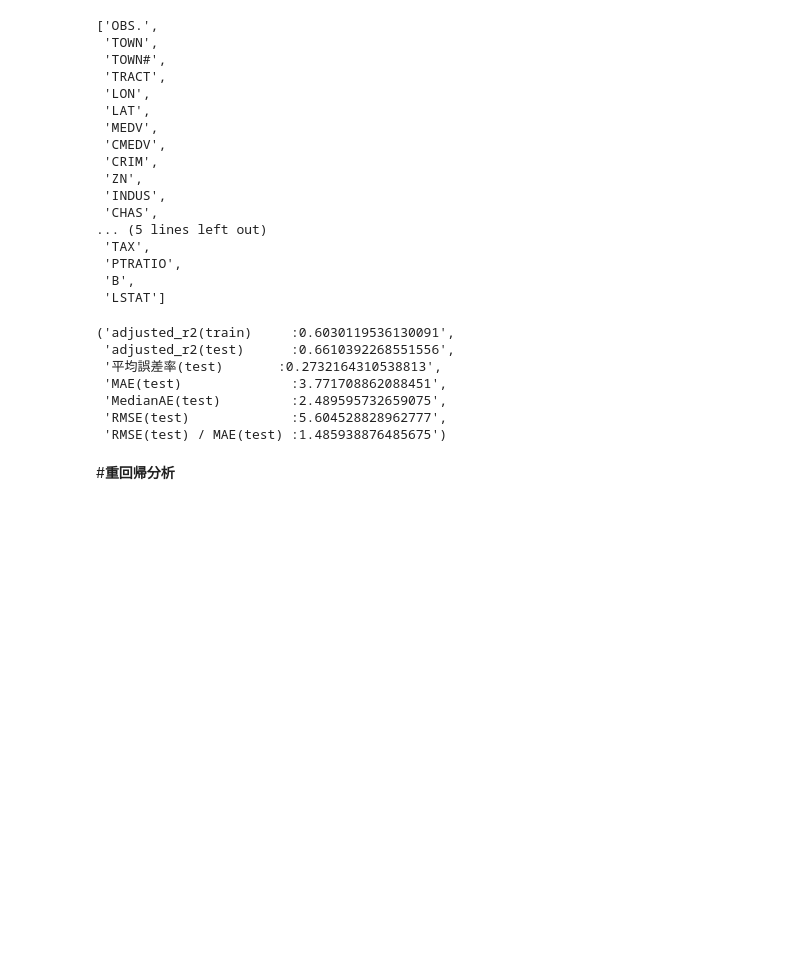
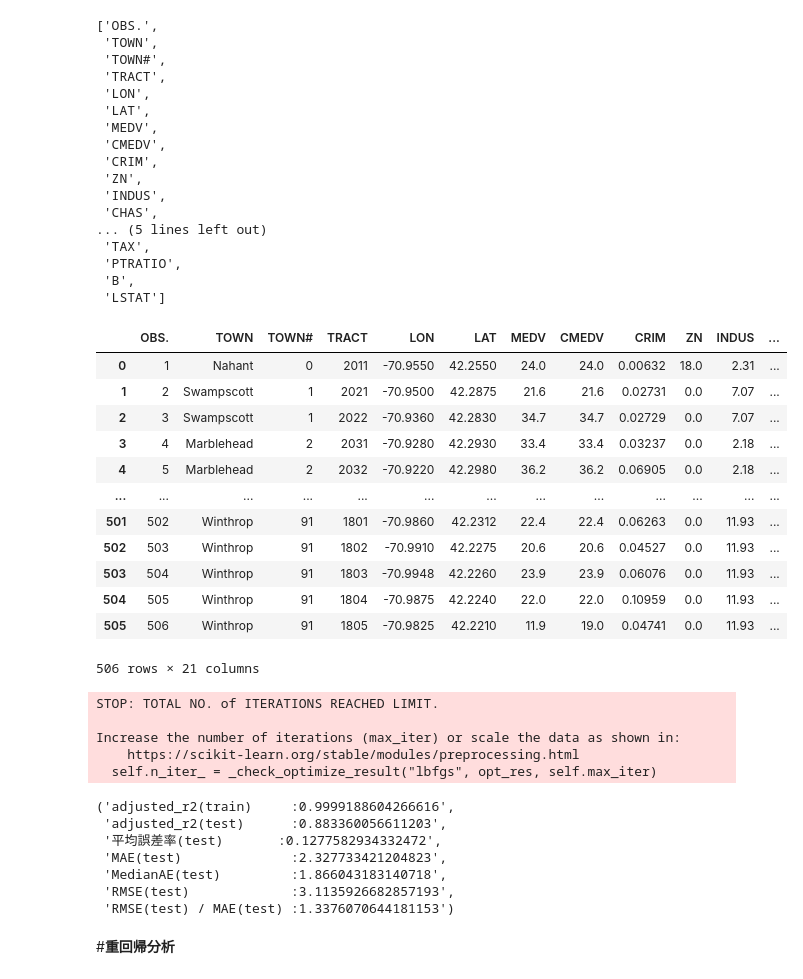
Before and after one commit to ykitaguchi77/AdvancedPytorch_Colab, a Jupyter notebook: RandomForest_and_XGBoost.ipynb, the cells around one changed output. Saved outputs shown, nothing was run; the diff lists cells and outputs as text; code cells hidden in the pictures; blank space fills up the shorter version.

```diff
--- a/RandomForest_and_XGBoost.ipynb
+++ b/RandomForest_and_XGBoost.ipynb
@@ -746,16 +757,38 @@ list(df.columns)
  'PTRATIO',
  'B',
  'LSTAT']
+# %%
+df
+# %% [output]
+|  | OBS. | TOWN | TOWN# | TRACT | LON | LAT | MEDV | CMEDV | CRIM | ZN | INDUS | ... |
+| 0 | 1 | Nahant | 0 | 2011 | -70.9550 | 42.2550 | 24.0 | 24.0 | 0.00632 | 18.0 | 2.31 | ... |
+| 1 | 2 | Swampscott | 1 | 2021 | -70.9500 | 42.2875 | 21.6 | 21.6 | 0.02731 | 0.0 | 7.07 | ... |
+| 2 | 3 | Swampscott | 1 | 2022 | -70.9360 | 42.2830 | 34.7 | 34.7 | 0.02729 | 0.0 | 7.07 | ... |
+| 3 | 4 | Marblehead | 2 | 2031 | -70.9280 | 42.2930 | 33.4 | 33.4 | 0.03237 | 0.0 | 2.18 | ... |
+| 4 | 5 | Marblehead | 2 | 2032 | -70.9220 | 42.2980 | 36.2 | 36.2 | 0.06905 | 0.0 | 2.18 | ... |
+| ... | ... | ... | ... | ... | ... | ... | ... | ... | ... | ... | ... | ... |
+| 501 | 502 | Winthrop | 91 | 1801 | -70.9860 | 42.2312 | 22.4 | 22.4 | 0.06263 | 0.0 | 11.93 | ... |
+| 502 | 503 | Winthrop | 91 | 1802 | -70.9910 | 42.2275 | 20.6 | 20.6 | 0.04527 | 0.0 | 11.93 | ... |
+| 503 | 504 | Winthrop | 91 | 1803 | -70.9948 | 42.2260 | 23.9 | 23.9 | 0.06076 | 0.0 | 11.93 | ... |
+| 504 | 505 | Winthrop | 91 | 1804 | -70.9875 | 42.2240 | 22.0 | 22.0 | 0.10959 | 0.0 | 11.93 | ... |
+| 505 | 506 | Winthrop | 91 | 1805 | -70.9825 | 42.2210 | 11.9 | 19.0 | 0.04741 | 0.0 | 11.93 | ... |
+506 rows × 21 columns
 # %%
 # 訓練データとテストデータに分割する。
 from sklearn.model_selection import train_test_split
 train, test = train_test_split(df, test_size=0.20,random_state=100)
 
 # 変数の組み合わせは前回の重回帰分析と同じ
-X_train = train[["RM","LSTAT","PTRATIO","B"]]
+#X_train = train[["RM","LSTAT","PTRATIO","B"]]
+#Y_train = train["CMEDV"]
+#X_test = test[["RM","LSTAT","PTRATIO","B"]]
+#Y_test = test["CMEDV"]
+
+X_train = train[["TOWN#", "LON", "LAT", "CRIM", "INDUS", "NOX", "RM", "AGE", "DIS", "RAD", "TAX", "LSTAT","PTRATIO","B"]]
 Y_train = train["CMEDV"]
-X_test = test[["RM","LSTAT","PTRATIO","B"]]
+X_test = test[["TOWN#", "LON", "LAT", "CRIM", "INDUS", "NOX", "RM", "AGE", "DIS", "RAD", "TAX", "LSTAT","PTRATIO","B"]]
 Y_test = test["CMEDV"]
+
 
 #正規化する
 from sklearn.preprocessing import StandardScaler
@@ -767,8 +800,21 @@ X_test = scaler.transform(X_test)
 #モデル作成
 import numpy as np
 from sklearn.neural_network import MLPRegressor
-model = MLPRegressor(hidden_layer_sizes=(50))
+model = MLPRegressor(hidden_layer_sizes=(100, 100, 50, 50, 50, 50, 50, 50), learning_rate='adaptive', max_iter=500, random_state=42, solver="lbfgs", early_stopping=True)
 model.fit(X_train,Y_train)
+
+
+"""
+初期設定：
+
+MLPRegressor(activation='relu', alpha=0.0001, batch_size='auto', beta_1=0.9,
+       beta_2=0.999, early_stopping=False, epsilon=1e-08,
+       hidden_layer_sizes=(100,), learning_rate='constant',
+       learning_rate_init=0.001, max_iter=200, momentum=0.9,
+       nesterovs_momentum=True, power_t=0.5, random_state=None,
+       shuffle=True, solver='adam', tol=0.0001, validation_fraction=0.1,
+       verbose=False, warm_start=False)
+"""
 
 
 # 自由度調整済みr2を算出
@@ -802,13 +848,18 @@ def get_model_evaluations(X_train,Y_train,X_test,Y_test,model):
 
 get_model_evaluations(X_train,Y_train,X_test,Y_test,model)
 # %% [output]
-('adjusted_r2(train)     :0.6030119536130091',
- 'adjusted_r2(test)      :0.6610392268551556',
- '平均誤差率(test)       :0.2732164310538813',
- 'MAE(test)              :3.771708862088451',
- 'MedianAE(test)         :2.489595732659075',
- 'RMSE(test)             :5.604528828962777',
- 'RMSE(test) / MAE(test) :1.485938876485675')
+STOP: TOTAL NO. of ITERATIONS REACHED LIMIT.
+
+Increase the number of iterations (max_iter) or scale the data as shown in:
+    https://scikit-learn.org/stable/modules/preprocessing.html
+  self.n_iter_ = _check_optimize_result("lbfgs", opt_res, self.max_iter)
+('adjusted_r2(train)     :0.9999188604266616',
+ 'adjusted_r2(test)      :0.883360056611203',
+ '平均誤差率(test)       :0.1277582934332472',
+ 'MAE(test)              :2.327733421204823',
+ 'MedianAE(test)         :1.866043183140718',
+ 'RMSE(test)             :3.1135926682857193',
+ 'RMSE(test) / MAE(test) :1.3376070644181153')
 # %% [markdown]
 #**重回帰分析**
 # %%
```
Also changed, not shown: parts of 1 cell of this notebook.
